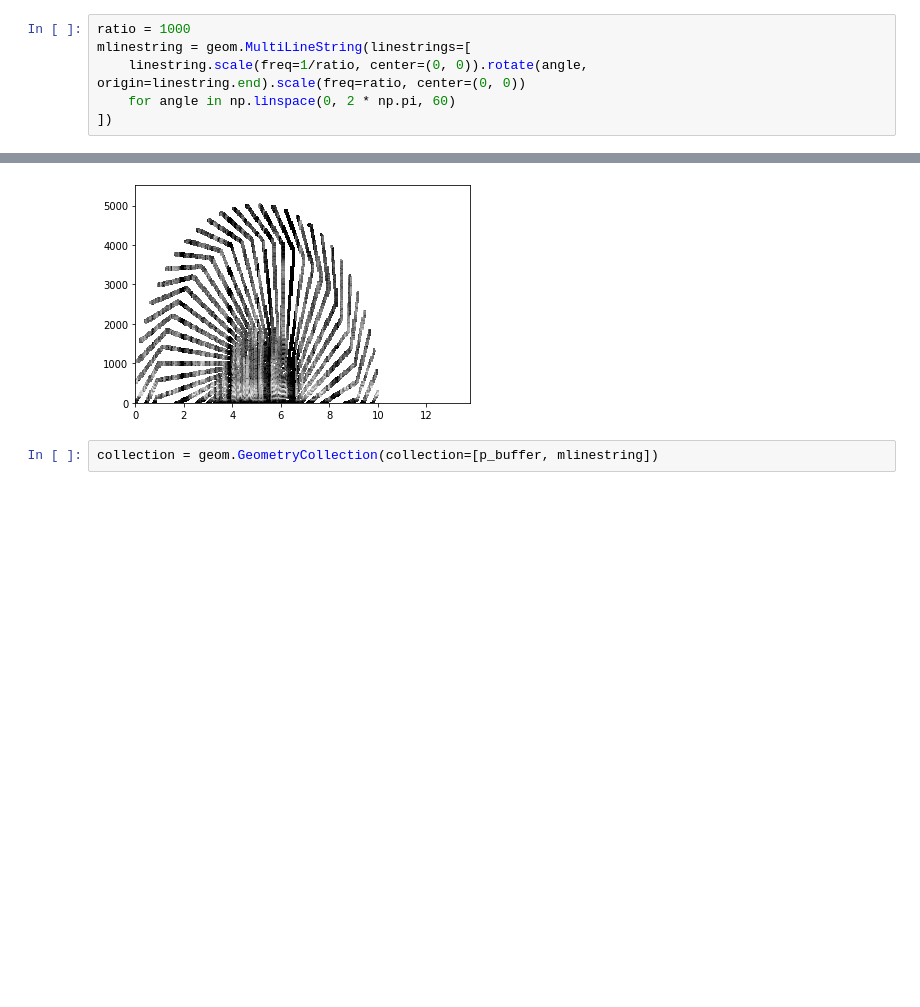
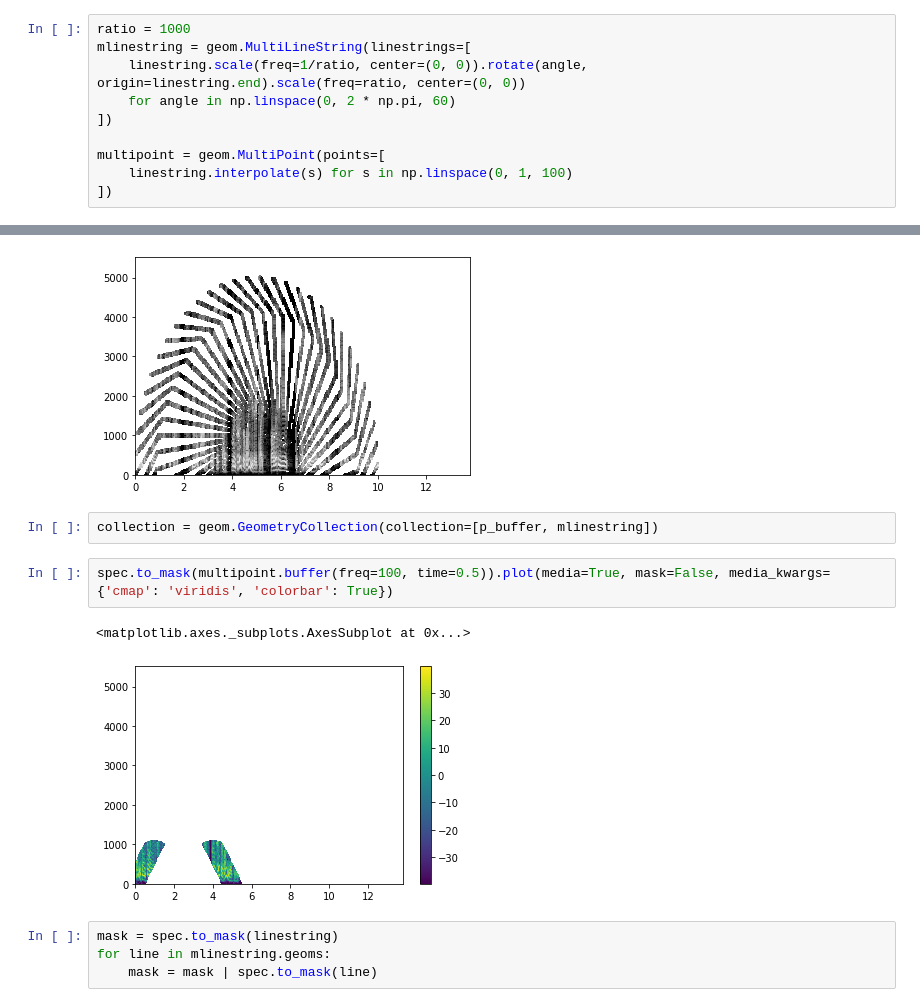
Before and after one commit to CONABIO/yuntu, a Jupyter notebook: tutorials/Masks.ipynb, the cells around one changed output, grey strips where cells are left out. Saved outputs shown, nothing was run; the diff lists cells and outputs as text; blank space fills up the shorter version.

```diff
--- a/tutorials/Masks.ipynb
+++ b/tutorials/Masks.ipynb
@@ -167,6 +167,10 @@ mlinestring = geom.MultiLineString(linestrings=[
     linestring.scale(freq=1/ratio, center=(0, 0)).rotate(angle, origin=linestring.end).scale(freq=ratio, center=(0, 0))
     for angle in np.linspace(0, 2 * np.pi, 60)
 ])
+
+multipoint = geom.MultiPoint(points=[
+    linestring.interpolate(s) for s in np.linspace(0, 1, 100)
+])
 # %%
 _, ax = plt.subplots(figsize=(15, 5))
 spec.plot(ax=ax)
@@ -186,6 +190,15 @@ spec.to_mask(mlinestring.buffer(time=0.05, freq=50)).plot(media=True, mask=False
 [figure]
 # %%
 collection = geom.GeometryCollection(collection=[p_buffer, mlinestring])
+# %%
+spec.to_mask(multipoint.buffer(freq=100, time=0.5)).plot(media=True, mask=False, media_kwargs={'cmap': 'viridis', 'colorbar': True})
+# %% [output]
+<matplotlib.axes._subplots.AxesSubplot at 0x...>
+[figure, added]
+# %%
+mask = spec.to_mask(linestring)
+for line in mlinestring.geoms:
+    mask = mask | spec.to_mask(line)
 # %%
 spec.to_mask(collection).plot(media=True, mask=False)
 # %% [output]
```
Also changed, not shown: parts of 3 cells of this notebook, 6 other files.
